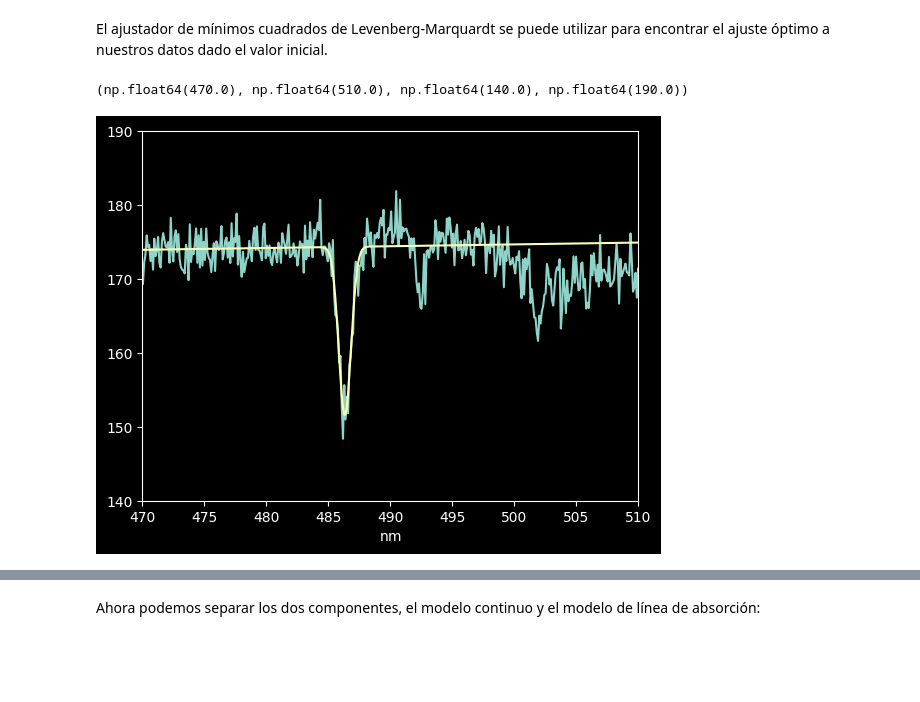
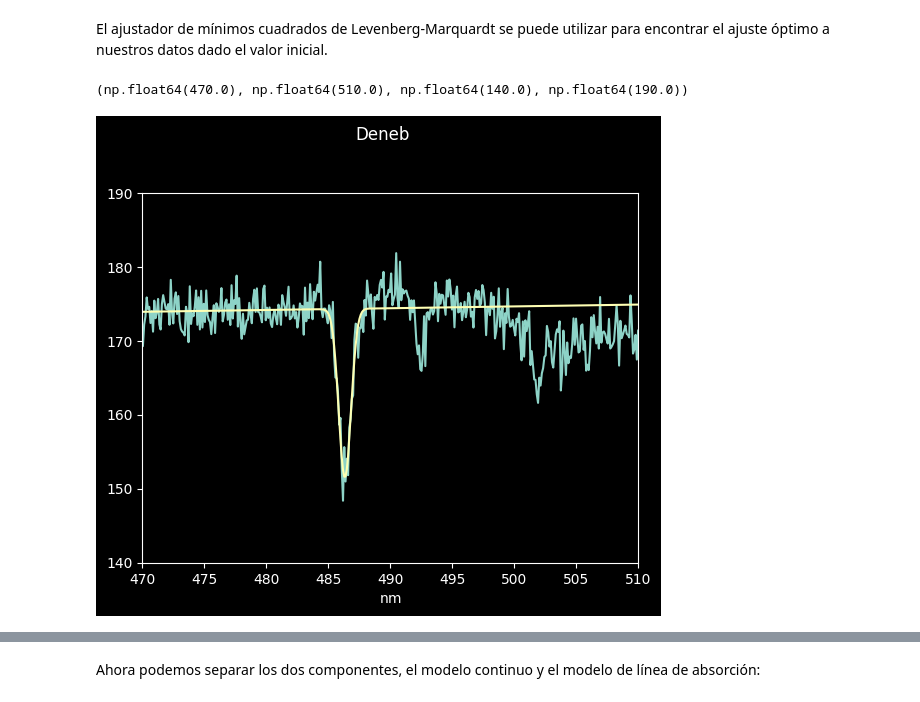
Before and after one commit to Almarm-r/Astronomia-Observacional, a Jupyter notebook: Tutorial_3_Astropy/3-Trace_Extract_Wavelength-CalibrateSpectrum.ipynb, the cells around one changed output, grey strips where cells are left out. Drawn from its saved outputs; the diff is of its cells as text; code cells hidden in the pictures; blank space fills up the shorter version.

```diff
--- a/Tutorial_3_Astropy/3-Trace_Extract_Wavelength-CalibrateSpectrum.ipynb
+++ b/Tutorial_3_Astropy/3-Trace_Extract_Wavelength-CalibrateSpectrum.ipynb
@@ -194,7 +218,21 @@ fitted_absorption_model = lmfitter(model=absorption_model_guess, x=wavelengths.v
+# %%
+lmfitter = LevMarLSQFitter()
+selection = (wavelengths2 > 470*u.nm) & (wavelengths2 < 500*u.nm)
+fitted_absorption_model = lmfitter(model=absorption_model_guess, x=wavelengths2.value[selection], y=spectrum2[selection])
+
+selection1 = (wavelengths1 > 510*u.nm) & (wavelengths1 < 530*u.nm)
+fitted_absorption_model1 = lmfitter(model=absorption_model_guess2, x=wavelengths1.value[selection1], y=spectrum1[selection1])
+
+selection3 = (wavelengths3 > 520*u.nm) & (wavelengths3 < 550*u.nm)
+fitted_absorption_model3 = lmfitter(model=absorption_model_guess3, x=wavelengths3.value[selection3], y=spectrum3[selection3])
+
+selection4 = (wavelengths4 > 480*u.nm) & (wavelengths4 < 500*u.nm)
+fitted_absorption_model4 = lmfitter(model=absorption_model_guess4, x=wavelengths4.value[selection4], y=spectrum4[selection4])
 # %%
-plt.plot(wavelengths, spectrum2)
-plt.plot(wavelengths, fitted_absorption_model(wavelengths.value))
+plt.plot(wavelengths2, spectrum2)
+plt.suptitle("Deneb", y=1.02)
+plt.plot(wavelengths2, fitted_absorption_model(wavelengths2.value))
 plt.axis([470,510,140,190])
 # %% [output]
 (np.float64(470.0), np.float64(510.0), np.float64(140.0), np.float64(190.0))
-[figure, old version]
+[figure, new version]
```
Also changed, not shown: parts of 23 cells of this notebook, 1 other file.
